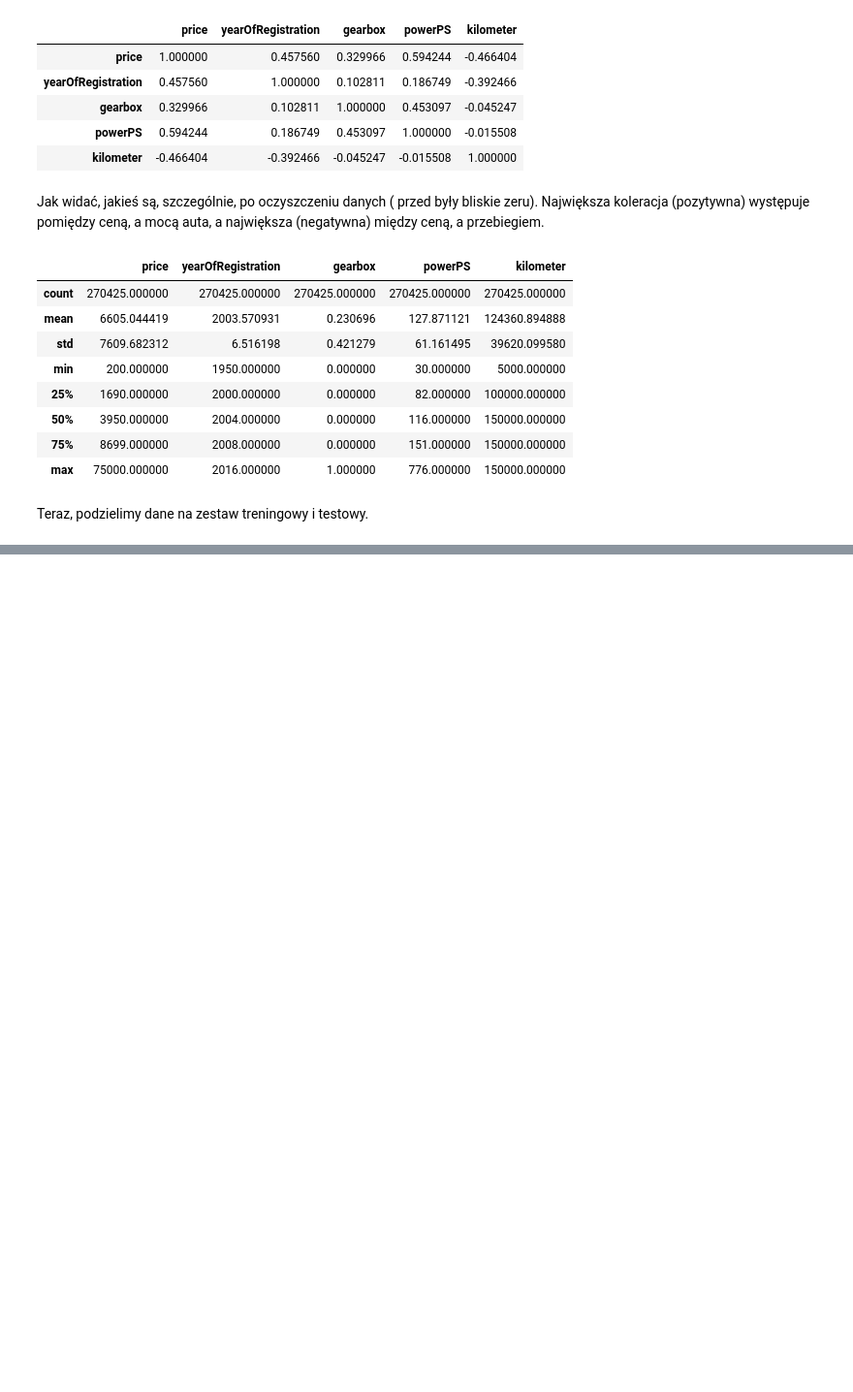
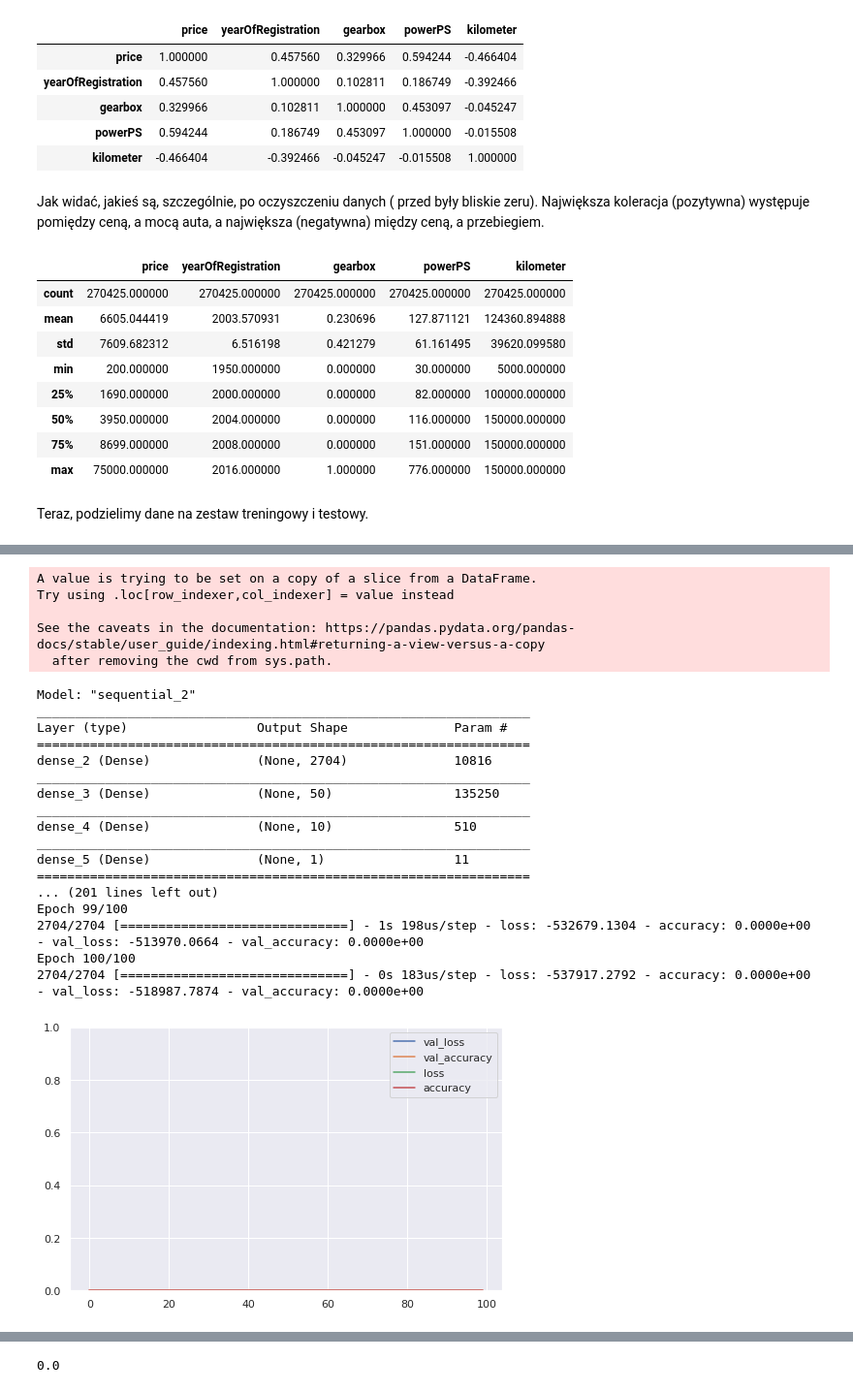
Before and after one commit to thefil9/AIProject, a Jupyter notebook: Projekt.ipynb, the cells around one changed output, grey strips where cells are left out. Shown: that part at 97% size. Saved outputs shown, nothing was run; the diff lists cells and outputs as text; code cells hidden in the pictures; blank space fills up the shorter version.

```diff
--- a/Projekt.ipynb
+++ b/Projekt.ipynb
@@ -373,0 +353,51 @@ plt.show()
+# %%
+
+X_train = np.hstack(X_train_init).reshape(len(autos_train), 3)
+X_test = np.hstack(X_train_init1).reshape(len(autos_train),3)
+autos_test['output_vector'] = autos_test[['price']].apply(tuple, axis=1).apply(list)
+y_test = np.hstack(np.asarray(autos_test.output_vector)).reshape(len(autos_test),1)
+
+from keras.callbacks import History
+
+history = History()
+model = Sequential()
+model.add(Dense(2704,activation="sigmoid",input_shape=(X_train.shape[1],)))
+model.add(Dense(50,activation="sigmoid"))
+model.add(Dense(10,activation="sigmoid"))
+model.add(Dense(1,activation="sigmoid"))
+model.summary()
+model.compile(loss="binary_crossentropy",optimizer="Adam", metrics=["accuracy"])
+history = model.fit(X_train, y_train, validation_data= (X_test, y_test), batch_size=32,epochs=100)
+import pandas as pd
+
+pd.DataFrame(history.history).plot(figsize=(8, 5))
+plt.grid(True)
+plt.gca().set_ylim(0, 1)
+plt.show()
+model.evaluate(X_test,y_test)
+from sklearn import  metrics
+metrics.accuracy_score(y_true= y_test, y_pred= model.predict_classes(X_test) )
+# %% [output]
+A value is trying to be set on a copy of a slice from a DataFrame.
+Try using .loc[row_indexer,col_indexer] = value instead
+
+See the caveats in the documentation: https://pandas.pydata.org/pandas-docs/stable/user_guide/indexing.html#returning-a-view-versus-a-copy
+  after removing the cwd from sys.path.
+Model: "sequential_2"
+_________________________________________________________________
+Layer (type)                 Output Shape              Param #
+=================================================================
+dense_2 (Dense)              (None, 2704)              10816
+_________________________________________________________________
+dense_3 (Dense)              (None, 50)                135250
+_________________________________________________________________
+dense_4 (Dense)              (None, 10)                510
+_________________________________________________________________
+dense_5 (Dense)              (None, 1)                 11
+=================================================================
+... (201 lines left out)
+Epoch 99/100
+2704/2704 [==============================] - 1s 198us/step - loss: -532679.1304 - accuracy: 0.0000e+00 - val_loss: -513970.0664 - val_accuracy: 0.0000e+00
+Epoch 100/100
+2704/2704 [==============================] - 0s 183us/step - loss: -537917.2792 - accuracy: 0.0000e+00 - val_loss: -518987.7874 - val_accuracy: 0.0000e+00
+[figure, added]
@@ -373,0 +405 @@ plt.show()
+0.0
```
Also changed, not shown: parts of 12 cells of this notebook.
